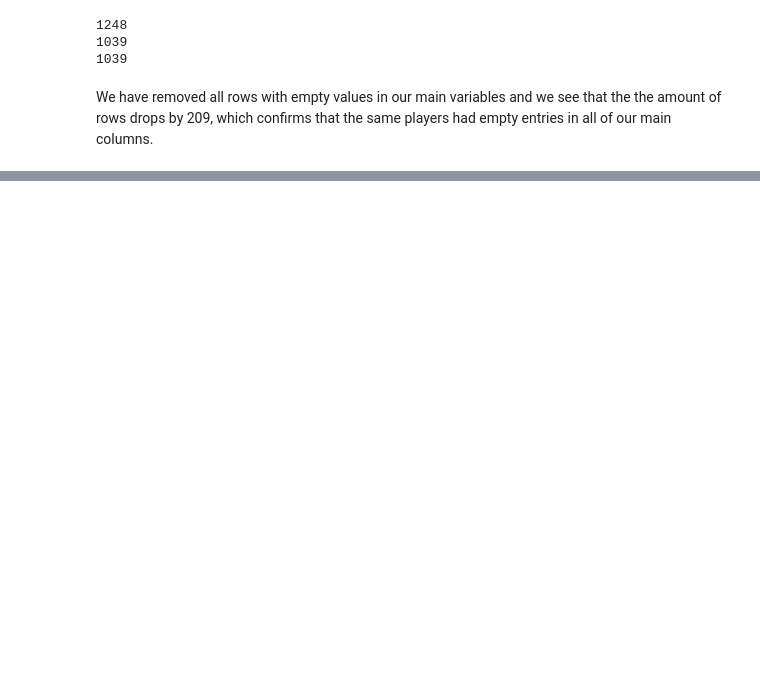
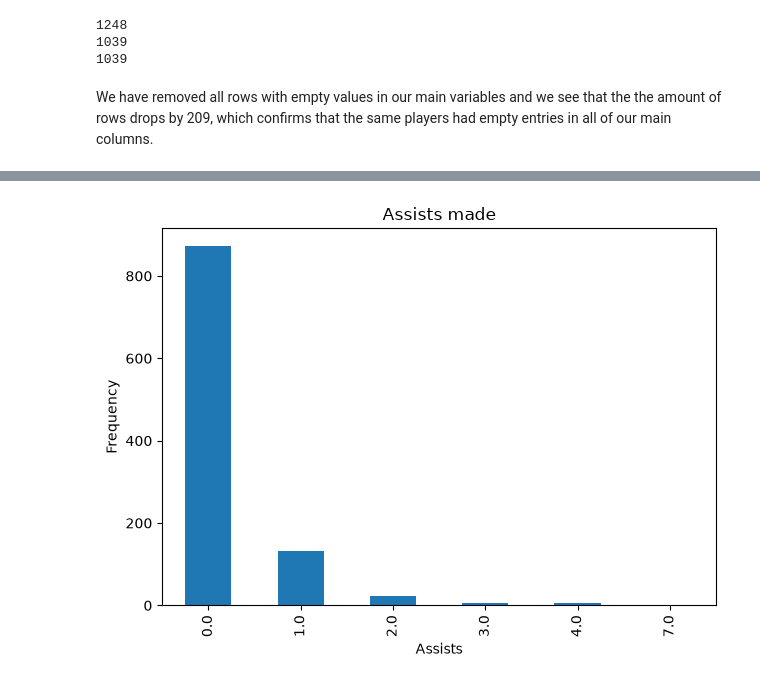
Before and after one commit to kacprinho/world-cup-EDA, a Jupyter notebook: notebooks/player-EDA.ipynb, the cells around one changed output, grey strips where cells are left out. Saved outputs shown, nothing was run; the diff lists cells and outputs as text; code cells hidden in the pictures; blank space fills up the shorter version.

```diff
--- a/notebooks/player-EDA.ipynb
+++ b/notebooks/player-EDA.ipynb
@@ -126,0 +161,13 @@ We have removed all rows with empty values in our main variables and we see that
+# %%
+#Getting the count of goals scored by each player
+counts_assists = data['assists'].value_counts().sort_index()
+
+#Making the Plot
+counts_assists.plot(kind='bar')
+mpl.title('Assists made')
+mpl.xlabel('Assists')
+mpl.ylabel('Frequency')
+mpl.tight_layout()
+mpl.show()
+# %% [output]
+[figure, added]
```
Also changed, not shown: parts of 8 cells of this notebook.
